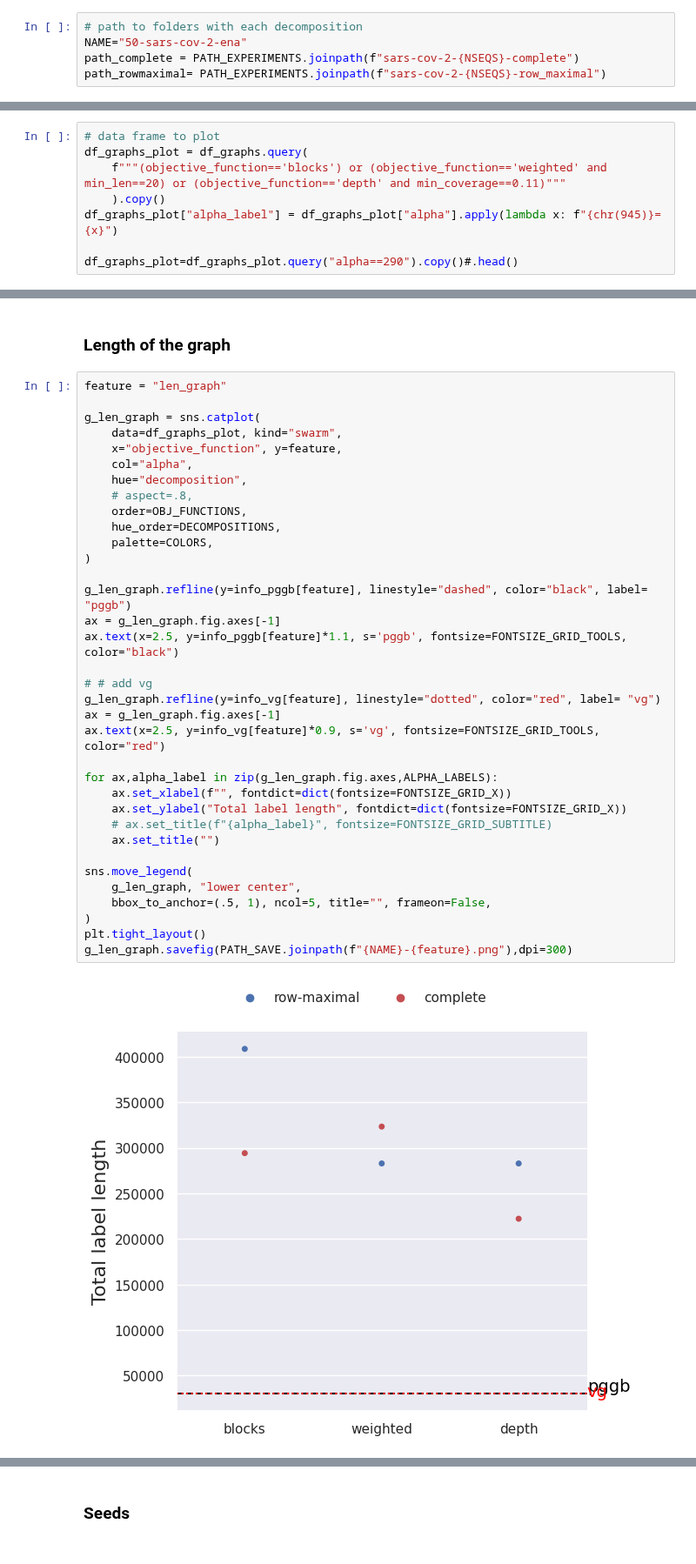
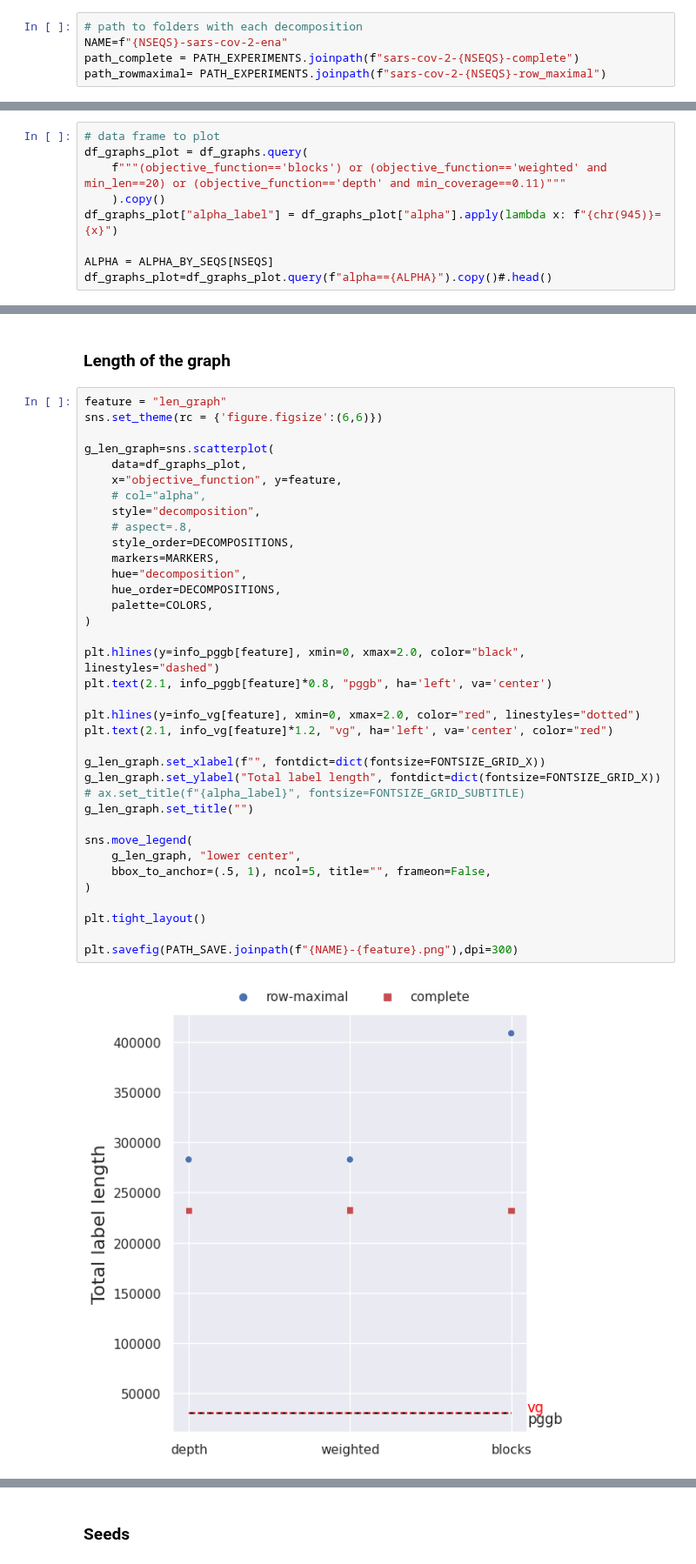
Before and after one commit to AlgoLab/pangeblocks, a Jupyter notebook: notebooks/paper-influence-objective-functions.ipynb, the cells around one changed output, grey strips where cells are left out. Shown at 87% size. Saved outputs shown, nothing was run; the diff lists cells and outputs as text.

```diff
--- a/notebooks/paper-influence-objective-functions.ipynb
+++ b/notebooks/paper-influence-objective-functions.ipynb
@@ -76,7 +76,7 @@ info_vg
 ## `row-maximal` vs `complete` decompositions
 # %%
 # path to folders with each decomposition
-NAME="50-sars-cov-2-ena"
+NAME=f"{NSEQS}-sars-cov-2-ena"
 path_complete = PATH_EXPERIMENTS.joinpath(f"sars-cov-2-{NSEQS}-complete")
 path_rowmaximal= PATH_EXPERIMENTS.joinpath(f"sars-cov-2-{NSEQS}-row_maximal")
 # %%
@@ -106,7 +111,8 @@ df_graphs_plot = df_graphs.query(
     ).copy()
 df_graphs_plot["alpha_label"] = df_graphs_plot["alpha"].apply(lambda x: f"{chr(945)}={x}")
 
-df_graphs_plot=df_graphs_plot.query("alpha==290").copy()#.head()
+ALPHA = ALPHA_BY_SEQS[NSEQS]
+df_graphs_plot=df_graphs_plot.query(f"alpha=={ALPHA}").copy()#.head()
 # %%
 MARKERS=["o","s"] # o: circle , s: square
 COLORS=["b","r"] # b: blue , r: red
@@ -217,38 +186,39 @@ plt.savefig(PATH_SAVE.joinpath(f"{NAME}-{feature}.png"),dpi=300)
 ### Length of the graph
 # %%
 feature = "len_graph"
+sns.set_theme(rc = {'figure.figsize':(6,6)})
 
-g_len_graph = sns.catplot(
-    data=df_graphs_plot, kind="swarm",
+g_len_graph=sns.scatterplot(
+    data=df_graphs_plot,
     x="objective_function", y=feature,
-    col="alpha",
+    # col="alpha",
+    style="decomposition",
+    # aspect=.8,
+    style_order=DECOMPOSITIONS,
+    markers=MARKERS,
     hue="decomposition",
-    # aspect=.8,
-    order=OBJ_FUNCTIONS,
     hue_order=DECOMPOSITIONS,
     palette=COLORS,
 )
 
-g_len_graph.refline(y=info_pggb[feature], linestyle="dashed", color="black", label= "pggb")
-ax = g_len_graph.fig.axes[-1]
-ax.text(x=2.5, y=info_pggb[feature]*1.1, s='pggb', fontsize=FONTSIZE_GRID_TOOLS, color="black")
+plt.hlines(y=info_pggb[feature], xmin=0, xmax=2.0, color="black", linestyles="dashed")
+plt.text(2.1, info_pggb[feature]*0.8, "pggb", ha='left', va='center')
 
-# # add vg
-g_len_graph.refline(y=info_vg[feature], linestyle="dotted", color="red", label= "vg")
-ax = g_len_graph.fig.axes[-1]
-ax.text(x=2.5, y=info_vg[feature]*0.9, s='vg', fontsize=FONTSIZE_GRID_TOOLS, color="red")
+plt.hlines(y=info_vg[feature], xmin=0, xmax=2.0, color="red", linestyles="dotted")
+plt.text(2.1, info_vg[feature]*1.2, "vg", ha='left', va='center', color="red")
 
-for ax,alpha_label in zip(g_len_graph.fig.axes,ALPHA_LABELS):
-    ax.set_xlabel(f"", fontdict=dict(fontsize=FONTSIZE_GRID_X))
-    ax.set_ylabel("Total label length", fontdict=dict(fontsize=FONTSIZE_GRID_X))
-    # ax.set_title(f"{alpha_label}", fontsize=FONTSIZE_GRID_SUBTITLE)
-    ax.set_title("")
+g_len_graph.set_xlabel(f"", fontdict=dict(fontsize=FONTSIZE_GRID_X))
+g_len_graph.set_ylabel("Total label length", fontdict=dict(fontsize=FONTSIZE_GRID_X))
+# ax.set_title(f"{alpha_label}", fontsize=FONTSIZE_GRID_SUBTITLE)
+g_len_graph.set_title("")
 
 sns.move_legend(
     g_len_graph, "lower center",
     bbox_to_anchor=(.5, 1), ncol=5, title="", frameon=False,
 )
+
 plt.tight_layout()
-g_len_graph.savefig(PATH_SAVE.joinpath(f"{NAME}-{feature}.png"),dpi=300)
+
+plt.savefig(PATH_SAVE.joinpath(f"{NAME}-{feature}.png"),dpi=300)
 # %% [output]
-[figure, old version]
+[figure, new version]
```
Also changed, not shown: parts of 11 cells of this notebook, 13 other files.
